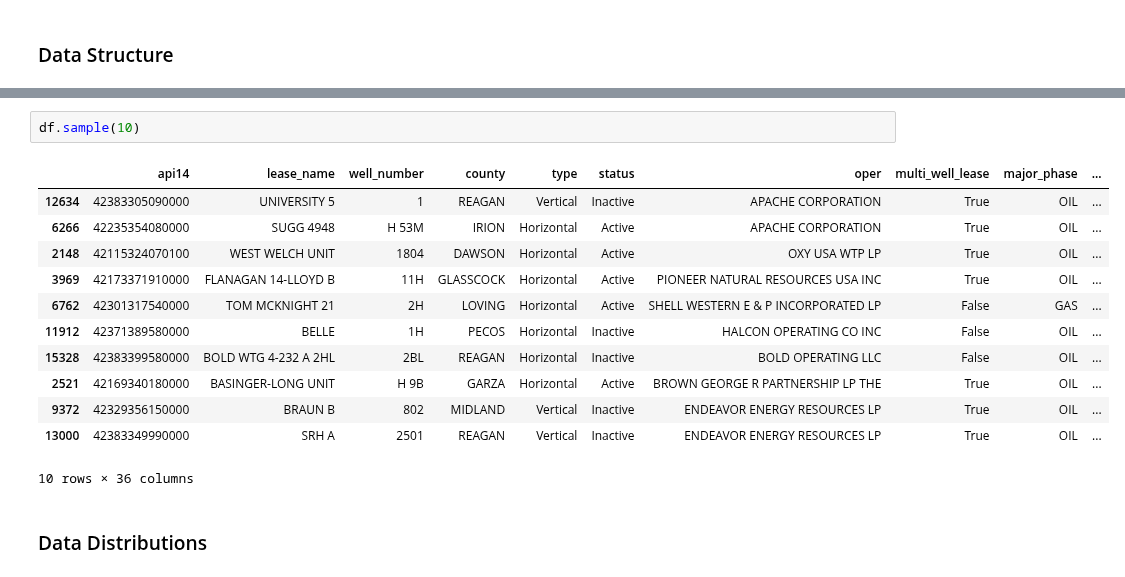
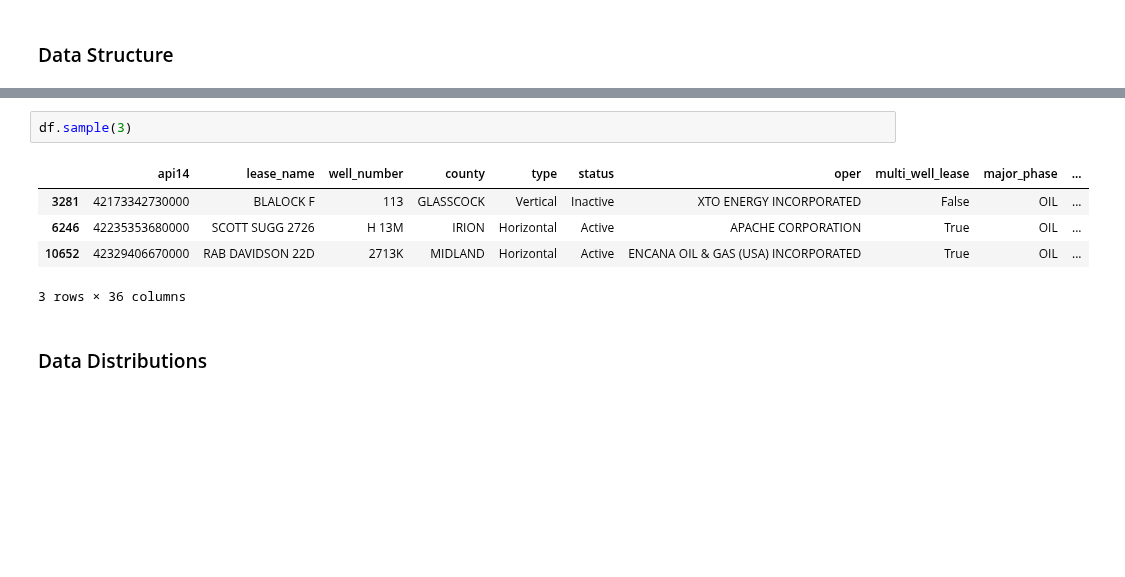
Before and after one commit to duc-analytica/DUC, a Jupyter notebook: explore.ipynb, the cells around one changed output, grey strips where cells are left out. Cells and saved outputs as stored; diff of their text form; blank space fills up the shorter version.

```diff
--- a/explore.ipynb
+++ b/explore.ipynb
@@ -52,18 +64,11 @@ memory usage: 3.5+ MB
 # %%
-df.sample(10)
+df.sample(3)
 # %% [output]
 |  | api14 | lease_name | well_number | county | type | status | oper | multi_well_lease | major_phase | ... |
-| 12634 | 42383305090000 | UNIVERSITY 5 | 1 | REAGAN | Vertical | Inactive | APACHE CORPORATION | True | OIL | ... |
-| 6266 | 42235354080000 | SUGG 4948 | H 53M | IRION | Horizontal | Active | APACHE CORPORATION | True | OIL | ... |
-| 2148 | 42115324070100 | WEST WELCH UNIT | 1804 | DAWSON | Horizontal | Active | OXY USA WTP LP | True | OIL | ... |
-| 3969 | 42173371910000 | FLANAGAN 14-LLOYD B | 11H | GLASSCOCK | Horizontal | Active | PIONEER NATURAL RESOURCES USA INC | True | OIL | ... |
-| 6762 | 42301317540000 | TOM MCKNIGHT 21 | 2H | LOVING | Horizontal | Active | SHELL WESTERN E & P INCORPORATED LP | False | GAS | ... |
-| 11912 | 42371389580000 | BELLE | 1H | PECOS | Horizontal | Inactive | HALCON OPERATING CO INC | False | OIL | ... |
-| 15328 | 42383399580000 | BOLD WTG 4-232 A 2HL | 2BL | REAGAN | Horizontal | Inactive | BOLD OPERATING LLC | False | OIL | ... |
-| 2521 | 42169340180000 | BASINGER-LONG UNIT | H 9B | GARZA | Horizontal | Active | BROWN GEORGE R PARTNERSHIP LP THE | True | OIL | ... |
-| 9372 | 42329356150000 | BRAUN B | 802 | MIDLAND | Vertical | Inactive | ENDEAVOR ENERGY RESOURCES LP | True | OIL | ... |
-| 13000 | 42383349990000 | SRH A | 2501 | REAGAN | Vertical | Inactive | ENDEAVOR ENERGY RESOURCES LP | True | OIL | ... |
+| 3281 | 42173342730000 | BLALOCK F | 113 | GLASSCOCK | Vertical | Inactive | XTO ENERGY INCORPORATED | False | OIL | ... |
+| 6246 | 42235353680000 | SCOTT SUGG 2726 | H 13M | IRION | Horizontal | Active | APACHE CORPORATION | True | OIL | ... |
+| 10652 | 42329406670000 | RAB DAVIDSON 22D | 2713K | MIDLAND | Horizontal | Active | ENCANA OIL & GAS (USA) INCORPORATED | True | OIL | ... |
-10 rows × 36 columns
+3 rows × 36 columns
 # %% [markdown]
 ### Data Distributions
 # %%
```
Also changed, not shown: parts of 19 cells of this notebook.
